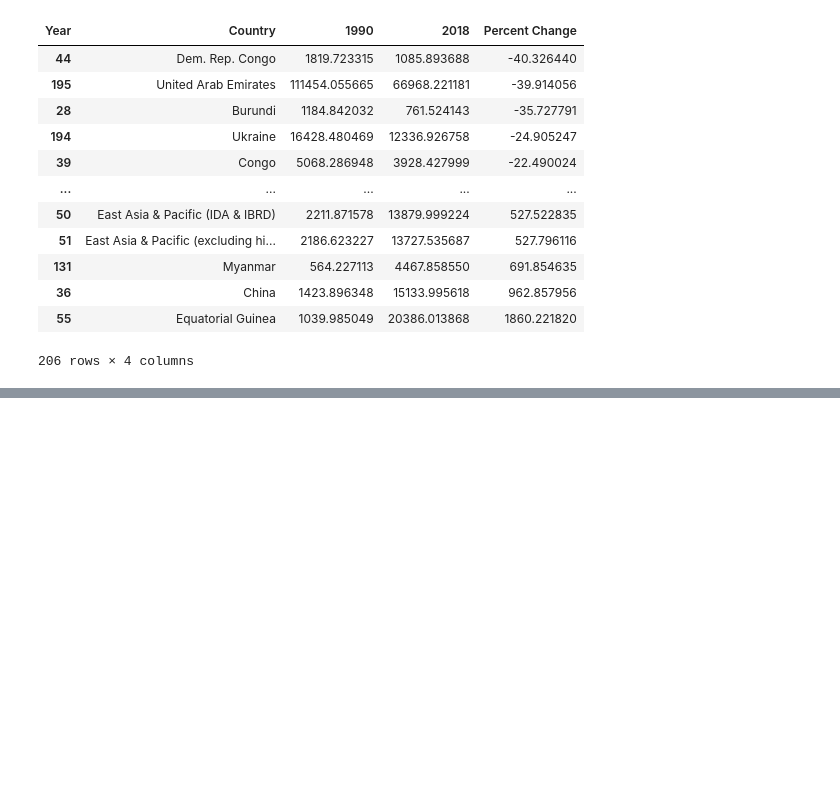
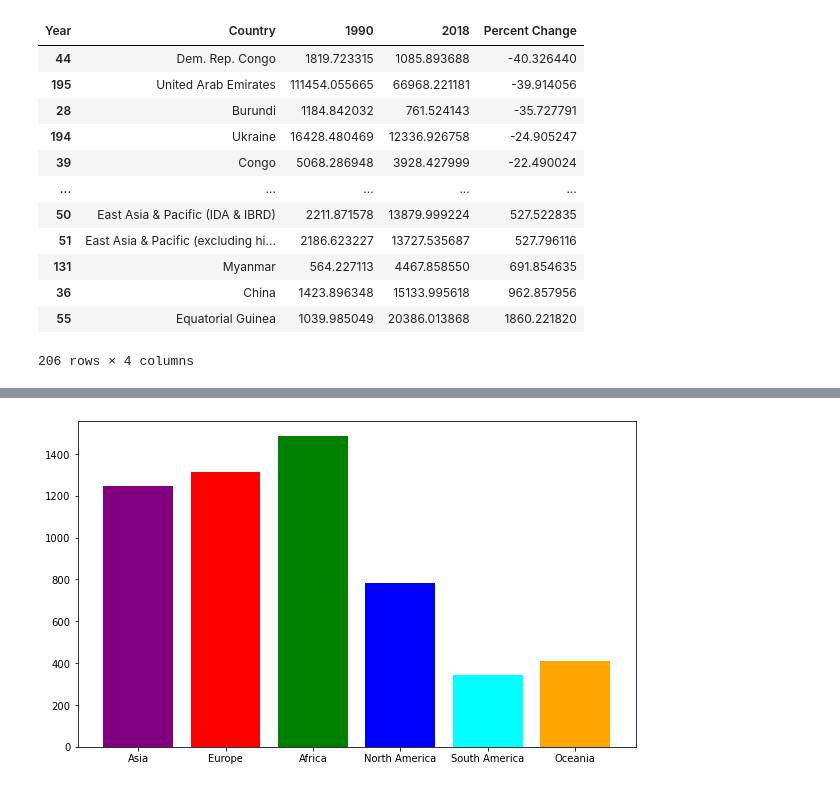
Before and after one commit to nss-data-science-cohort-7/un-exploration-sourish33, a Jupyter notebook: notebooks/UN_Data_Exploration.ipynb, the cells around one changed output, grey strips where cells are left out. Saved outputs shown, nothing was run; the diff lists cells and outputs as text; code cells hidden in the pictures; blank space fills up the shorter version.

```diff
--- a/notebooks/UN_Data_Exploration.ipynb
+++ b/notebooks/UN_Data_Exploration.ipynb
@@ -244,0 +289,12 @@ b
+# %%
+continents = pd.read_csv('../data/continents.csv')
+# %%
+gdp_df = pd.merge(gdp_df, continents, on=["Country"])
+# %%
+continent_list = gdp_df["Continent"].unique()
+# %%
+len(gdp_df[gdp_df["Continent"]=='Africa'])
+countries_in_continent =[]
+for continent in continent_list:
+    countries_in_continent.append([continent, len(gdp_df[gdp_df["Continent"] == continent])])
+countries_in_continent_df = pd.DataFrame(countries_in_continent, columns=["Continent", "Countries"])
@@ -244,0 +311,6 @@ b
+# %%
+plt.figure(figsize=(10,6))
+plt.bar(countries_in_continent_df["Continent"], countries_in_continent_df["Countries"], color=['purple', 'red', 'green', 'blue', 'cyan', 'orange'])
+plt.show()
+# %% [output]
+[figure, added]
```
Also changed, not shown: parts of 13 cells of this notebook.
